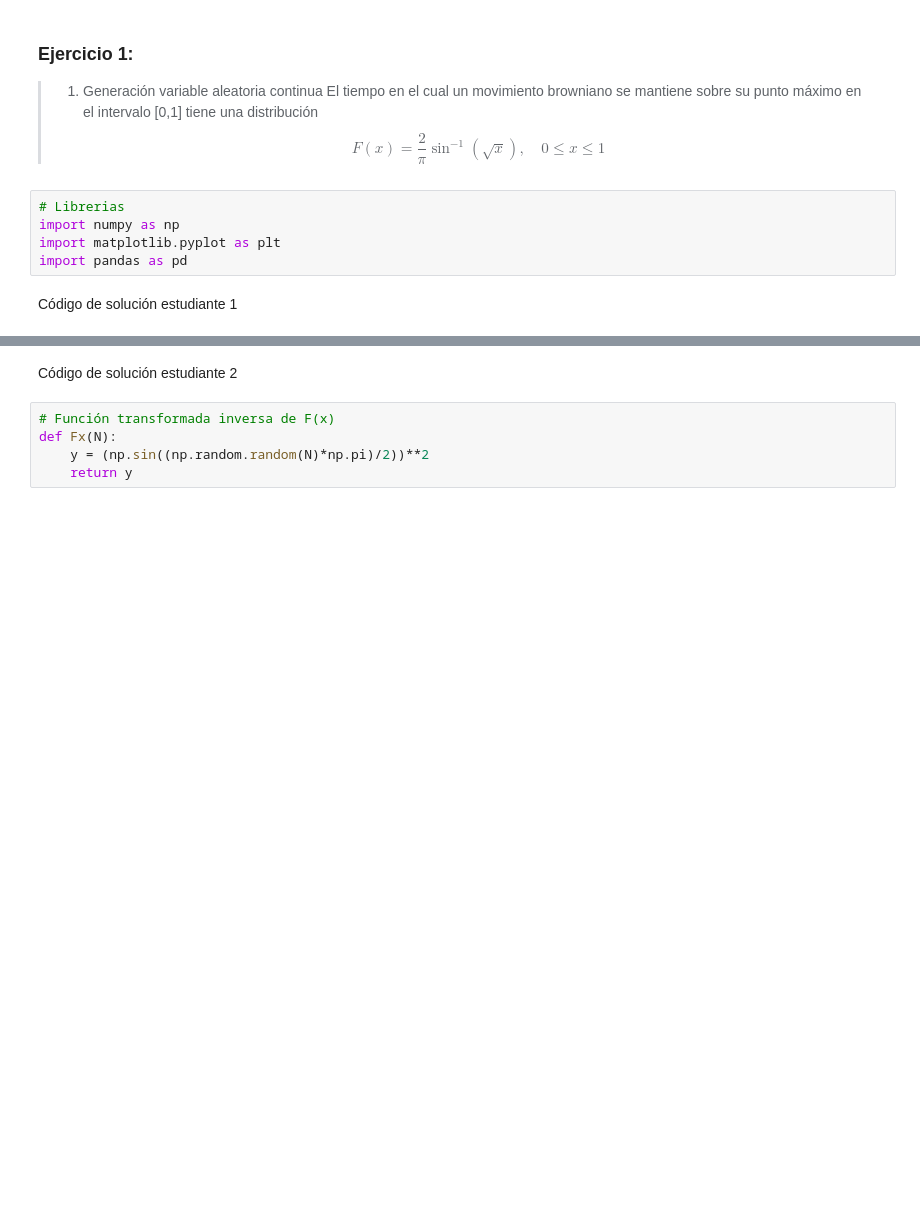
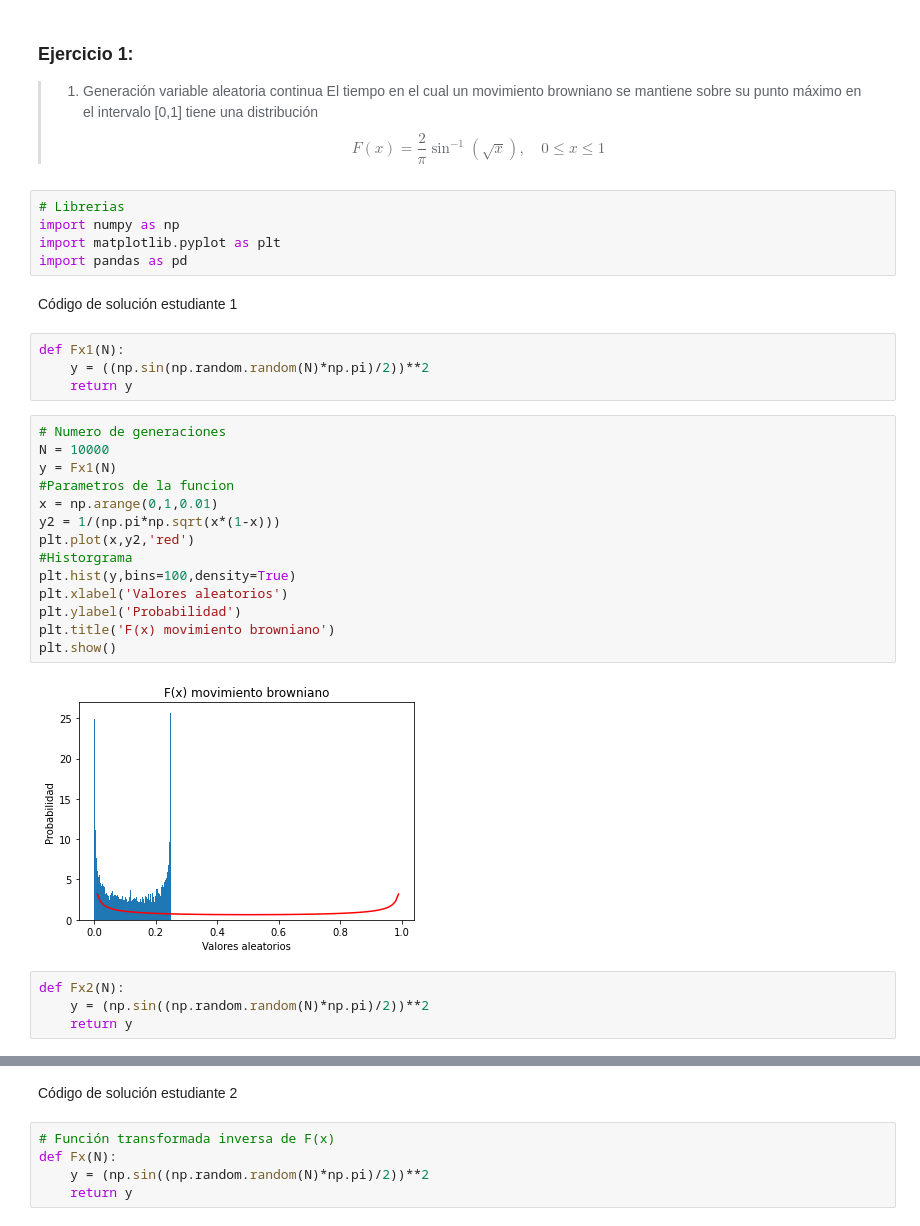
Before and after one commit to EmilianoMena/ProyectoConjunto_EMena_DCastro, a Jupyter notebook: Plantilla_Tareas.ipynb, the cells around one changed output, grey strips where cells are left out. Saved outputs shown, nothing was run; the diff lists cells and outputs as text; blank space fills up the shorter version.

```diff
--- a/Plantilla_Tareas.ipynb
+++ b/Plantilla_Tareas.ipynb
@@ -31,3 +31,27 @@ import matplotlib.pyplot as plt
 import pandas as pd
 # %% [markdown]
 Código de solución estudiante 1
+# %%
+def Fx1(N):
+    y = ((np.sin(np.random.random(N)*np.pi)/2))**2
+    return y
+# %%
+# Numero de generaciones
+N = 10000
+y = Fx1(N)
+#Parametros de la funcion
+x = np.arange(0,1,0.01)
+y2 = 1/(np.pi*np.sqrt(x*(1-x)))
+plt.plot(x,y2,'red')
+#Historgrama
+plt.hist(y,bins=100,density=True)
+plt.xlabel('Valores aleatorios')
+plt.ylabel('Probabilidad')
+plt.title('F(x) movimiento browniano')
+plt.show()
+# %% [output]
+[figure, added]
+# %%
+def Fx2(N):
+    y = (np.sin((np.random.random(N)*np.pi)/2))**2
+    return y
```
Also changed, not shown: parts of 9 cells of this notebook.
